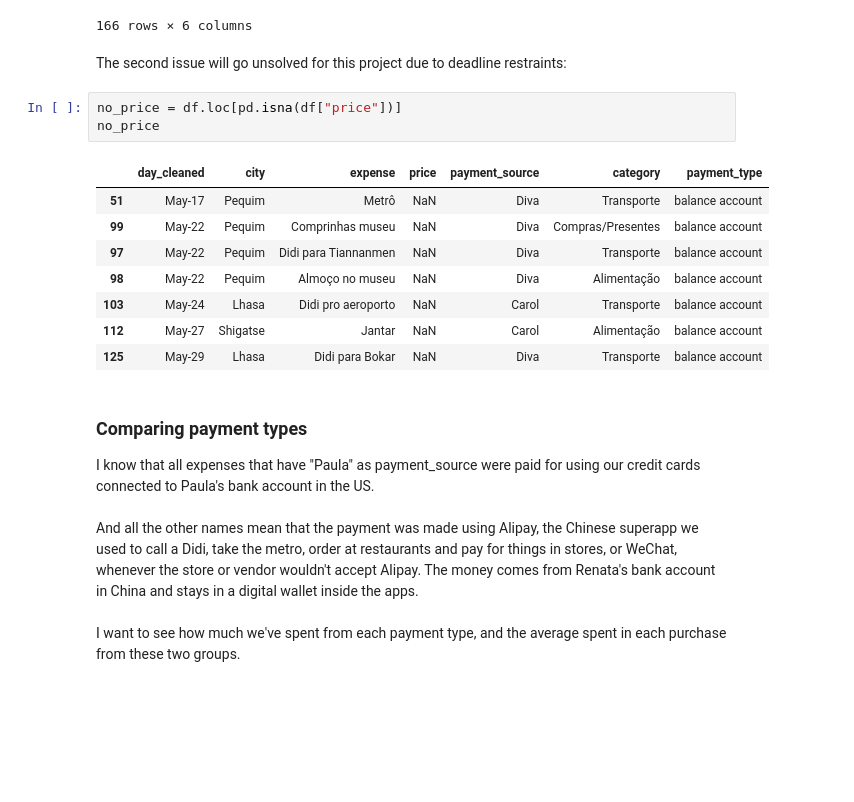
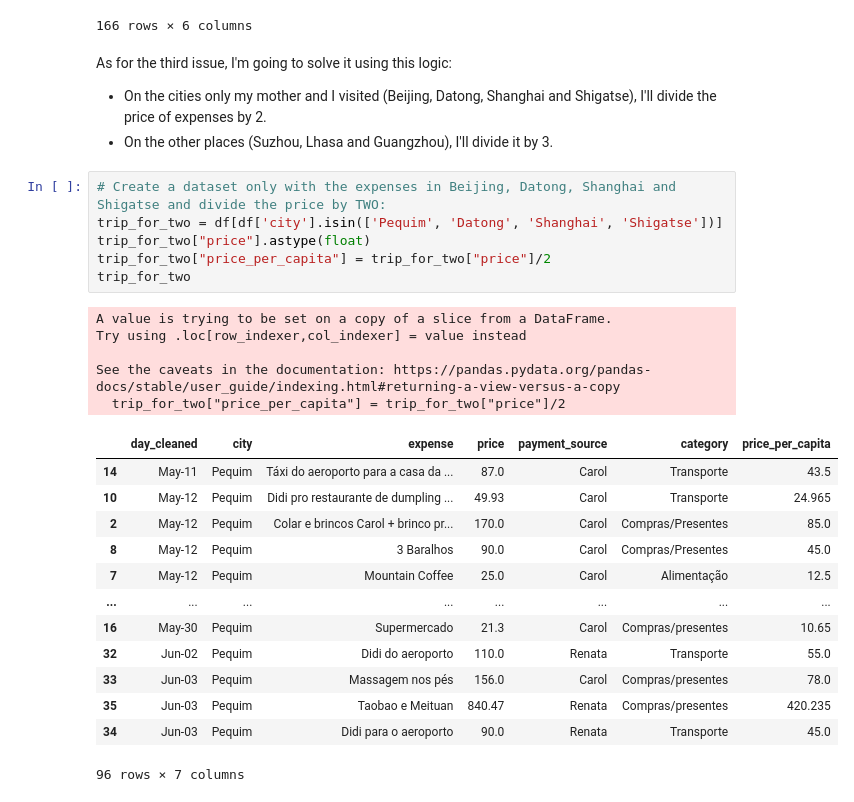
Before and after one commit to anacarolinamoreno/Lede_Project_01, a Jupyter notebook: 03_notebooks/01_data_cleaning.ipynb, the cells around one changed output. Drawn from its saved outputs; the diff is of its cells as text; blank space fills up the shorter version.

```diff
--- a/03_notebooks/01_data_cleaning.ipynb
+++ b/03_notebooks/01_data_cleaning.ipynb
@@ -119,24 +169,32 @@ df
 | 35 | Jun-03 | Pequim | Taobao e Meituan | 840.47 | Renata | Compras/presentes |
 | 34 | Jun-03 | Pequim | Didi para o aeroporto | 90.00 | Renata | Transporte |
 166 rows × 6 columns
-# %% [markdown]
-The second issue will go unsolved for this project due to deadline restraints:
-# %%
-no_price = df.loc[pd.isna(df["price"])]
-no_price
-# %% [output]
-|  | day_cleaned | city | expense | price | payment_source | category | payment_type |
-| 51 | May-17 | Pequim | Metrô | NaN | Diva | Transporte | balance account |
-| 99 | May-22 | Pequim | Comprinhas museu | NaN | Diva | Compras/Presentes | balance account |
-| 97 | May-22 | Pequim | Didi para Tiannanmen | NaN | Diva | Transporte | balance account |
-| 98 | May-22 | Pequim | Almoço no museu | NaN | Diva | Alimentação | balance account |
-| 103 | May-24 | Lhasa | Didi pro aeroporto | NaN | Carol | Transporte | balance account |
-| 112 | May-27 | Shigatse | Jantar | NaN | Carol | Alimentação | balance account |
-| 125 | May-29 | Lhasa | Didi para Bokar | NaN | Diva | Transporte | balance account |
-# %% [markdown]
-### Comparing payment types
-I know that all expenses that have "Paula" as payment_source were paid for using our credit cards connected to Paula's bank account in the US.
-<br><br>
-And all the other names mean that the payment was made using Alipay, the Chinese superapp we used to call a Didi, take the metro, order at restaurants and pay for things in stores, or WeChat, whenever the store or vendor wouldn't accept Alipay. The money comes from Renata's bank account in China and stays in a digital wallet inside the apps.
-<br><br>
-I want to see how much we've spent from each payment type, and the average spent in each purchase from these two groups.
+# %% [markdown]
+As for the third issue, I'm going to solve it using this logic:
+- On the cities only my mother and I visited (Beijing, Datong, Shanghai and Shigatse), I'll divide the price of expenses by 2.
+- On the other places (Suzhou, Lhasa and Guangzhou), I'll divide it by 3.
+# %%
+# Create a dataset only with the expenses in Beijing, Datong, Shanghai and Shigatse and divide the price by TWO:
+trip_for_two = df[df['city'].isin(['Pequim', 'Datong', 'Shanghai', 'Shigatse'])]
+trip_for_two["price"].astype(float)
+trip_for_two["price_per_capita"] = trip_for_two["price"]/2
+trip_for_two
+# %% [output]
+A value is trying to be set on a copy of a slice from a DataFrame.
+Try using .loc[row_indexer,col_indexer] = value instead
+
+See the caveats in the documentation: https://pandas.pydata.org/pandas-docs/stable/user_guide/indexing.html#returning-a-view-versus-a-copy
+  trip_for_two["price_per_capita"] = trip_for_two["price"]/2
+|  | day_cleaned | city | expense | price | payment_source | category | price_per_capita |
+| 14 | May-11 | Pequim | Táxi do aeroporto para a casa da ... | 87.0 | Carol | Transporte | 43.5 |
+| 10 | May-12 | Pequim | Didi pro restaurante de dumpling ... | 49.93 | Carol | Transporte | 24.965 |
+| 2 | May-12 | Pequim | Colar e brincos Carol + brinco pr... | 170.0 | Carol | Compras/Presentes | 85.0 |
+| 8 | May-12 | Pequim | 3 Baralhos | 90.0 | Carol | Compras/Presentes | 45.0 |
+| 7 | May-12 | Pequim | Mountain Coffee | 25.0 | Carol | Alimentação | 12.5 |
+| ... | ... | ... | ... | ... | ... | ... | ... |
+| 16 | May-30 | Pequim | Supermercado | 21.3 | Carol | Compras/presentes | 10.65 |
+| 32 | Jun-02 | Pequim | Didi do aeroporto | 110.0 | Renata | Transporte | 55.0 |
+| 33 | Jun-03 | Pequim | Massagem nos pés | 156.0 | Carol | Compras/presentes | 78.0 |
+| 35 | Jun-03 | Pequim | Taobao e Meituan | 840.47 | Renata | Compras/presentes | 420.235 |
+| 34 | Jun-03 | Pequim | Didi para o aeroporto | 90.0 | Renata | Transporte | 45.0 |
+96 rows × 7 columns
```
Also changed, not shown: parts of 10 cells of this notebook, 3 other files.
